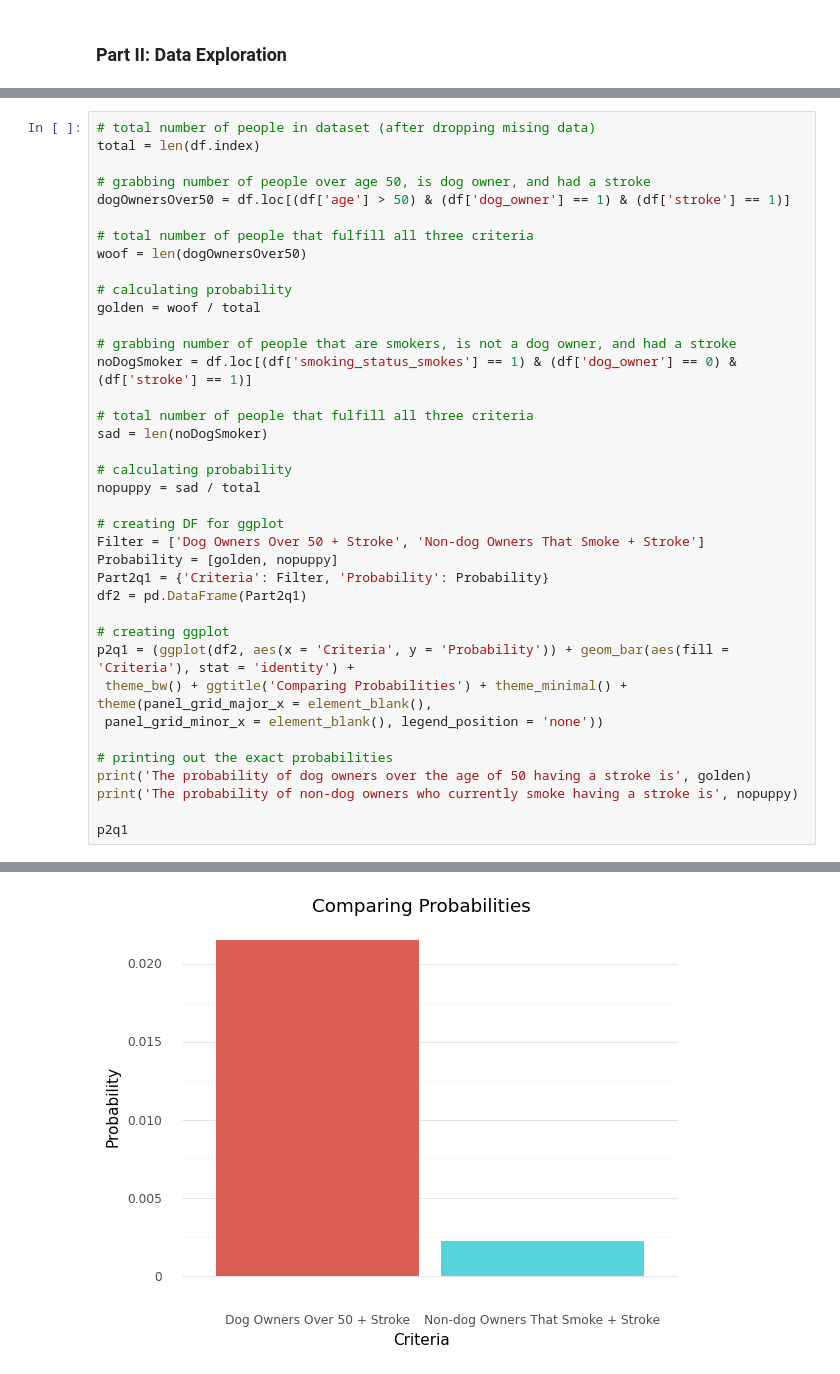
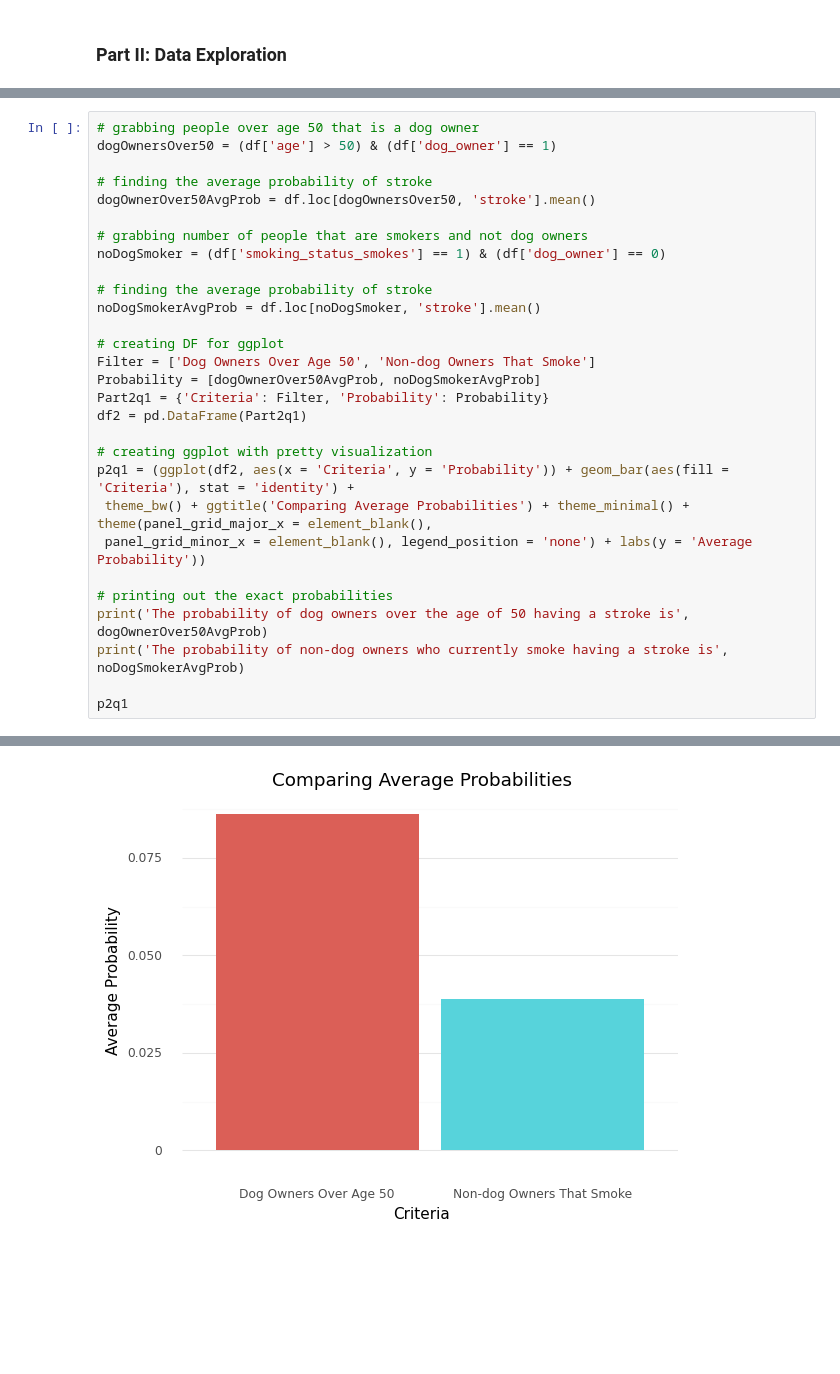
Before and after one commit to min-is/Chapman-University, a Jupyter notebook: CPSC 392 - Data Science/Projects/Min - Project 1.ipynb, the cells around one changed output, grey strips where cells are left out. Cells and saved outputs as stored; diff of their text form; blank space fills up the shorter version.

```diff
--- a/CPSC 392 - Data Science/Projects/Min - Project 1.ipynb
+++ b/CPSC 392 - Data Science/Projects/Min - Project 1.ipynb
@@ -180,39 +185,30 @@ Answer here
 # %%
-# total number of people in dataset (after dropping mising data)
-total = len(df.index)
+# grabbing people over age 50 that is a dog owner
+dogOwnersOver50 = (df['age'] > 50) & (df['dog_owner'] == 1)
 
-# grabbing number of people over age 50, is dog owner, and had a stroke
-dogOwnersOver50 = df.loc[(df['age'] > 50) & (df['dog_owner'] == 1) & (df['stroke'] == 1)]
+# finding the average probability of stroke
+dogOwnerOver50AvgProb = df.loc[dogOwnersOver50, 'stroke'].mean()
 
-# total number of people that fulfill all three criteria
-woof = len(dogOwnersOver50)
+# grabbing number of people that are smokers and not dog owners
+noDogSmoker = (df['smoking_status_smokes'] == 1) & (df['dog_owner'] == 0)
 
-# calculating probability
-golden = woof / total
-
-# grabbing number of people that are smokers, is not a dog owner, and had a stroke
-noDogSmoker = df.loc[(df['smoking_status_smokes'] == 1) & (df['dog_owner'] == 0) & (df['stroke'] == 1)]
-
-# total number of people that fulfill all three criteria
-sad = len(noDogSmoker)
-
-# calculating probability
-nopuppy = sad / total
+# finding the average probability of stroke
+noDogSmokerAvgProb = df.loc[noDogSmoker, 'stroke'].mean()
 
 # creating DF for ggplot
-Filter = ['Dog Owners Over 50 + Stroke', 'Non-dog Owners That Smoke + Stroke']
-Probability = [golden, nopuppy]
+Filter = ['Dog Owners Over Age 50', 'Non-dog Owners That Smoke']
+Probability = [dogOwnerOver50AvgProb, noDogSmokerAvgProb]
 Part2q1 = {'Criteria': Filter, 'Probability': Probability}
 df2 = pd.DataFrame(Part2q1)
 
-# creating ggplot
+# creating ggplot with pretty visualization
 p2q1 = (ggplot(df2, aes(x = 'Criteria', y = 'Probability')) + geom_bar(aes(fill = 'Criteria'), stat = 'identity') +
- theme_bw() + ggtitle('Comparing Probabilities') + theme_minimal() + theme(panel_grid_major_x = element_blank(),
- panel_grid_minor_x = element_blank(), legend_position = 'none'))
+ theme_bw() + ggtitle('Comparing Average Probabilities') + theme_minimal() + theme(panel_grid_major_x = element_blank(),
+ panel_grid_minor_x = element_blank(), legend_position = 'none') + labs(y = 'Average Probability'))
 
 # printing out the exact probabilities
-print('The probability of dog owners over the age of 50 having a stroke is', golden)
-print('The probability of non-dog owners who currently smoke having a stroke is', nopuppy)
+print('The probability of dog owners over the age of 50 having a stroke is', dogOwnerOver50AvgProb)
+print('The probability of non-dog owners who currently smoke having a stroke is', noDogSmokerAvgProb)
 
 p2q1
 # %% [output]
@@ -221 +217 @@ The probability of non-dog owners who currently smoke having a stroke is 0.00225
-[figure, old version]
+[figure, new version]
```
Also changed, not shown: parts of 29 cells of this notebook, 1 other file.
